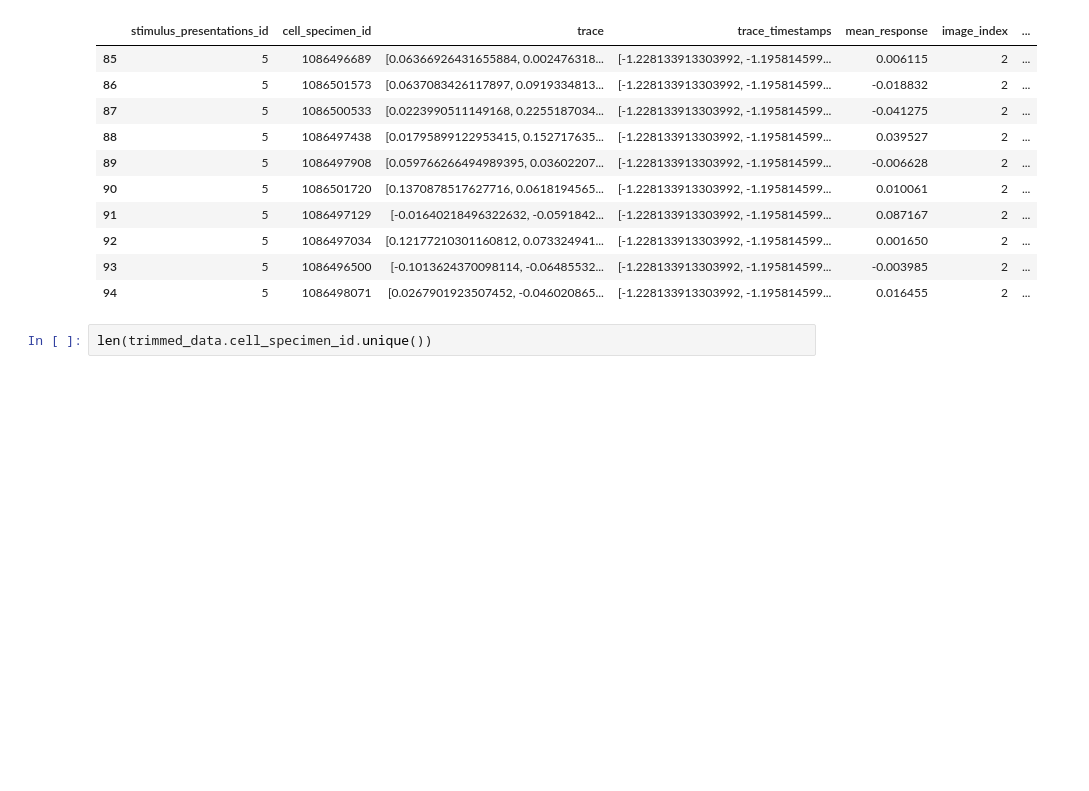
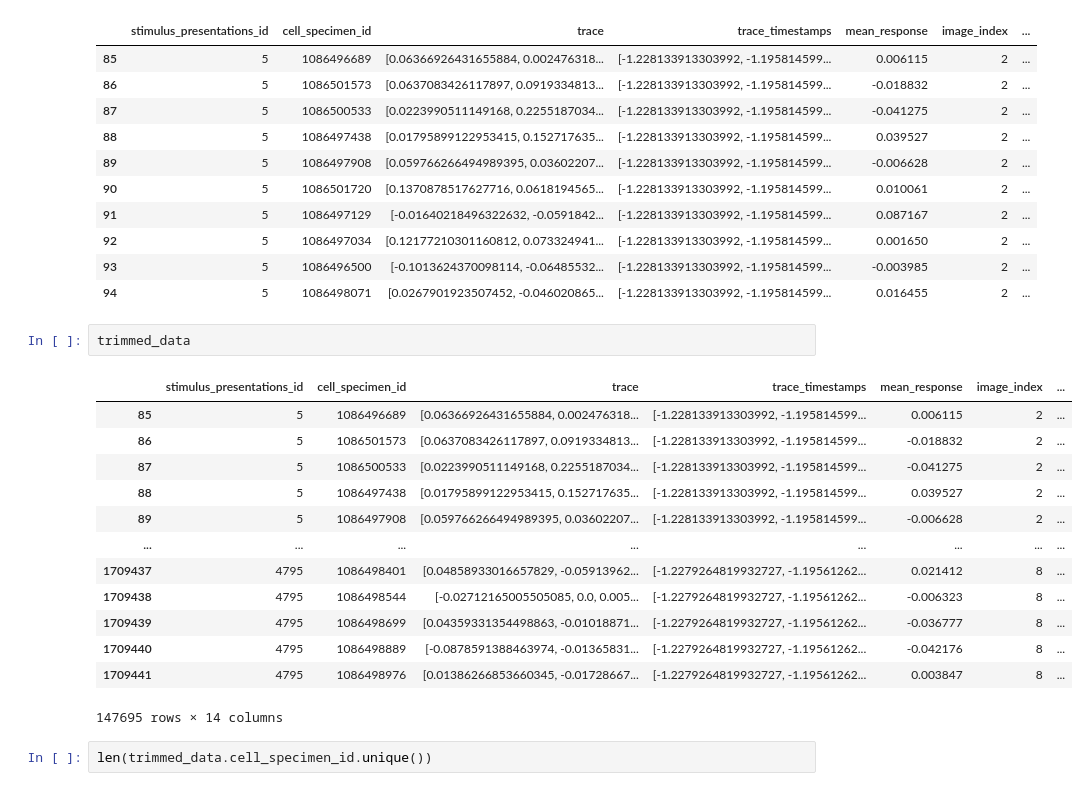
Before and after one commit to yeticheese/NMA_2024_Zealous_Sedum_CN, a Jupyter notebook: notebooks/A_Preprocessing.ipynb, the cells around one changed output. Cells and saved outputs as stored; diff of their text form; blank space fills up the shorter version.

```diff
--- a/notebooks/A_Preprocessing.ipynb
+++ b/notebooks/A_Preprocessing.ipynb
@@ -117,6 +122,22 @@ trimmed_data.head(10)
 | 92 | 5 | 1086497034 | [0.12177210301160812, 0.073324941... | [-1.228133913303992, -1.195814599... | 0.001650 | 2 | ... |
 | 93 | 5 | 1086496500 | [-0.1013624370098114, -0.06485532... | [-1.228133913303992, -1.195814599... | -0.003985 | 2 | ... |
 | 94 | 5 | 1086498071 | [0.0267901923507452, -0.046020865... | [-1.228133913303992, -1.195814599... | 0.016455 | 2 | ... |
+# %%
+trimmed_data
+# %% [output]
+|  | stimulus_presentations_id | cell_specimen_id | trace | trace_timestamps | mean_response | image_index | ... |
+| 85 | 5 | 1086496689 | [0.06366926431655884, 0.002476318... | [-1.228133913303992, -1.195814599... | 0.006115 | 2 | ... |
+| 86 | 5 | 1086501573 | [0.0637083426117897, 0.0919334813... | [-1.228133913303992, -1.195814599... | -0.018832 | 2 | ... |
+| 87 | 5 | 1086500533 | [0.0223990511149168, 0.2255187034... | [-1.228133913303992, -1.195814599... | -0.041275 | 2 | ... |
+| 88 | 5 | 1086497438 | [0.01795899122953415, 0.152717635... | [-1.228133913303992, -1.195814599... | 0.039527 | 2 | ... |
+| 89 | 5 | 1086497908 | [0.059766266494989395, 0.03602207... | [-1.228133913303992, -1.195814599... | -0.006628 | 2 | ... |
+| ... | ... | ... | ... | ... | ... | ... | ... |
+| 1709437 | 4795 | 1086498401 | [0.04858933016657829, -0.05913962... | [-1.2279264819932727, -1.19561262... | 0.021412 | 8 | ... |
+| 1709438 | 4795 | 1086498544 | [-0.02712165005505085, 0.0, 0.005... | [-1.2279264819932727, -1.19561262... | -0.006323 | 8 | ... |
+| 1709439 | 4795 | 1086498699 | [0.04359331354498863, -0.01018871... | [-1.2279264819932727, -1.19561262... | -0.036777 | 8 | ... |
+| 1709440 | 4795 | 1086498889 | [-0.0878591388463974, -0.01365831... | [-1.2279264819932727, -1.19561262... | -0.042176 | 8 | ... |
+| 1709441 | 4795 | 1086498976 | [0.01386266853660345, -0.01728667... | [-1.2279264819932727, -1.19561262... | 0.003847 | 8 | ... |
+147695 rows × 14 columns
 # %%
 len(trimmed_data.cell_specimen_id.unique())
 # %% [output]
```
Also changed, not shown: parts of 5 cells of this notebook.
